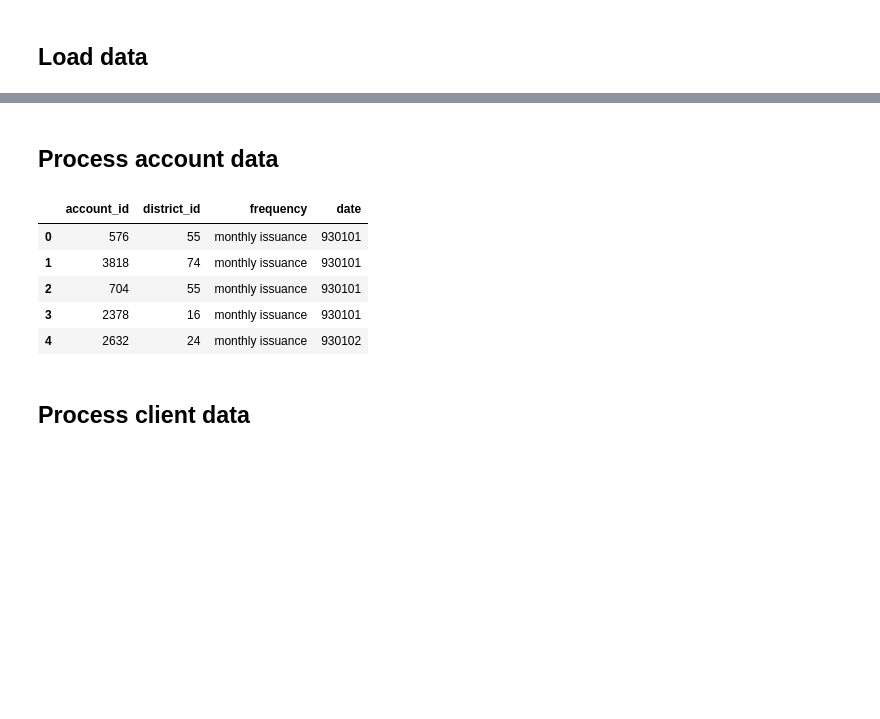
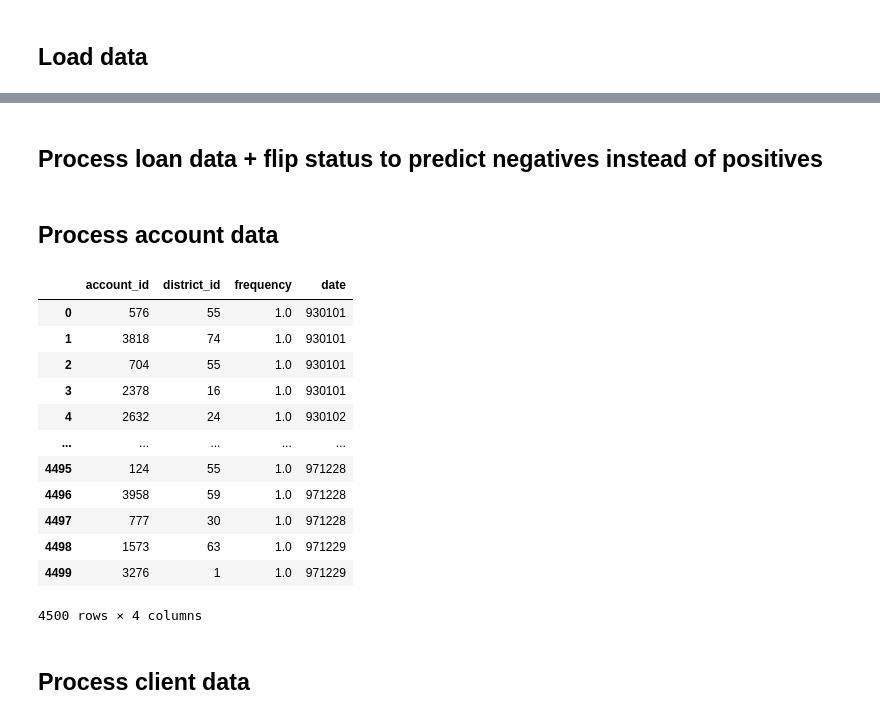
Before and after one commit to Educorreia932/FEUP-AC, a Jupyter notebook: Data Mining Project/notebooks/notebook.ipynb, the cells around one changed output, grey strips where cells are left out. Cells and saved outputs as stored; diff of their text form; code cells hidden in the pictures; blank space fills up the shorter version.

```diff
--- a/Data Mining Project/notebooks/notebook.ipynb
+++ b/Data Mining Project/notebooks/notebook.ipynb
@@ -25,0 +29,7 @@ trans_train_df = read_to_df("trans_train.csv")
+# %%
+# Account data
+# -Frequency
+avg_transactions_per_week = 3
+avg_weeks_per_month = (365.25 / 7 / 12)
+# %% [markdown]
+## Process loan data + flip status to predict negatives instead of positives
@@ -26,14 +41,25 @@ trans_train_df = read_to_df("trans_train.csv")
 # %% [markdown]
 ## Process account data
-# %%
-account_df.head()
-# %% [output]
-|  | account_id | district_id | frequency | date |
-| 0 | 576 | 55 | monthly issuance | 930101 |
-| 1 | 3818 | 74 | monthly issuance | 930101 |
-| 2 | 704 | 55 | monthly issuance | 930101 |
-| 3 | 2378 | 16 | monthly issuance | 930101 |
-| 4 | 2632 | 24 | monthly issuance | 930102 |
+# %%
+account_df_processed = deepcopy(account_df)
+
+account_df_processed['frequency'] = account_df['frequency'].apply(lambda x: 1 if x == 'monthly issuance' else avg_weeks_per_month if x == 'weekly issuance' else (365.25 / 7 / 12) * avg_transactions_per_week)
+account_df_processed
+#account_df_processed['frequency'].unique()
+# %% [output]
+|  | account_id | district_id | frequency | date |
+| 0 | 576 | 55 | 1.0 | 930101 |
+| 1 | 3818 | 74 | 1.0 | 930101 |
+| 2 | 704 | 55 | 1.0 | 930101 |
+| 3 | 2378 | 16 | 1.0 | 930101 |
+| 4 | 2632 | 24 | 1.0 | 930102 |
+| ... | ... | ... | ... | ... |
+| 4495 | 124 | 55 | 1.0 | 971228 |
+| 4496 | 3958 | 59 | 1.0 | 971228 |
+| 4497 | 777 | 30 | 1.0 | 971228 |
+| 4498 | 1573 | 63 | 1.0 | 971229 |
+| 4499 | 3276 | 1 | 1.0 | 971229 |
+4500 rows × 4 columns
 # %% [markdown]
 ## Process client data
 # %%
```
Also changed, not shown: parts of 11 cells of this notebook.
